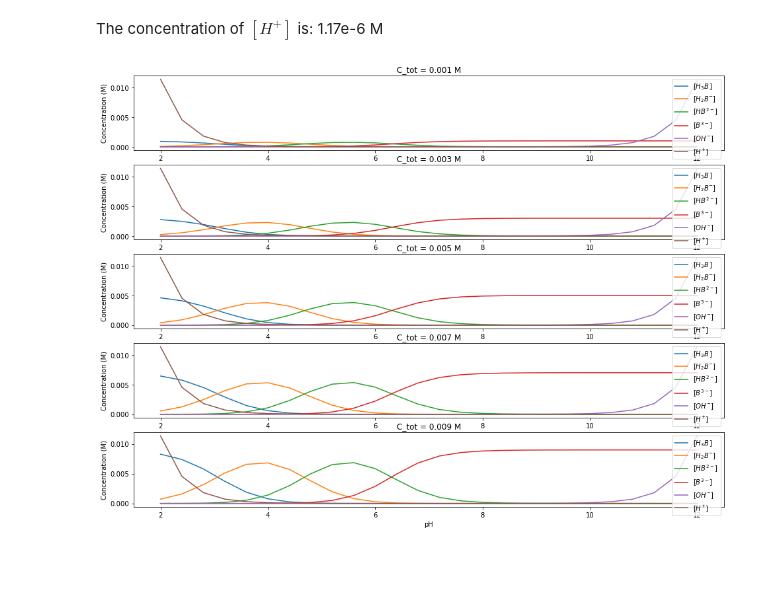
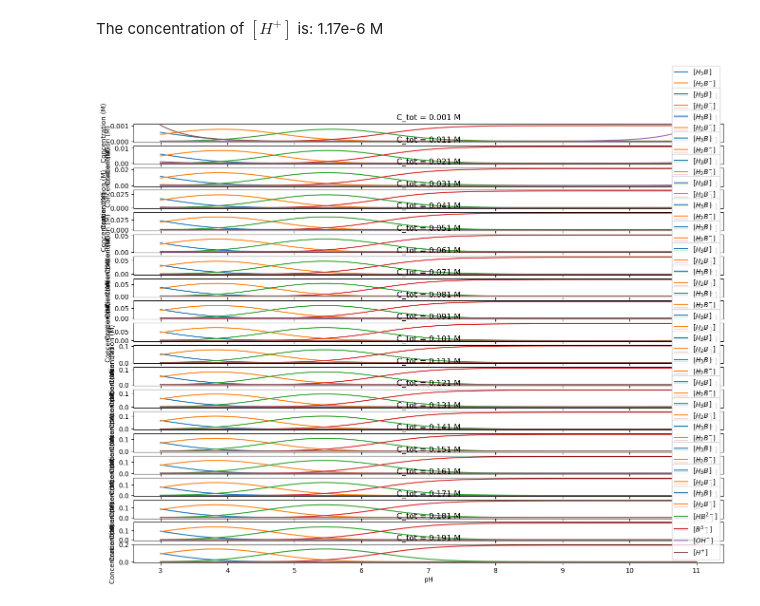
Before and after one commit to EugeneMaz/acid-base, a Jupyter notebook: buffer-equilibrium.ipynb, the cells around one changed output. Saved outputs shown, nothing was run; the diff lists cells and outputs as text; code cells hidden in the pictures; blank space fills up the shorter version.

Commit message:
Added save function

```diff
--- a/buffer-equilibrium.ipynb
+++ b/buffer-equilibrium.ipynb
@@ -109,18 +109,18 @@ class AcidBaseEquilibrium:
             return solution
 
     def solve_range(self, C_tot = [0.01, 0.02, 0.01], pH0 = [3, 9, 0.1], verbose=False):
-        C_range = np.arange(*C_tot)
-        pH_range = np.arange(*pH0)
+        self.C_range = np.arange(*C_tot)
+        self.pH_range = np.arange(*pH0)
         result = Parallel(n_jobs=-1)(
             delayed(self.solve_wrapper)(c, pH)
-            for c in C_range
-            for pH in pH_range
+            for c in self.C_range
+            for pH in self.pH_range
         )
         result = np.asarray(result)
         if verbose:
-            solution_keys = self.solve_single(C_range[0], pH_range[0], verbose=False).keys()
-            fig, axes = plt.subplots(nrows=C_range.size, ncols=1, figsize=(16, 12))
-            for i, cc in enumerate(C_range):
+            solution_keys = self.solve_single(self.C_range[0], self.pH_range[0], verbose=False).keys()
+            fig, axes = plt.subplots(nrows=self.C_range.size, ncols=1, figsize=(16, 12))
+            for i, cc in enumerate(self.C_range):
                 for sp in range(result.shape[1]-2):
                     axes[i].plot(result[result[:,0] == cc, 1], result[result[:,0] == cc, sp+2])
                     # 3 significant digits
@@ -133,16 +133,21 @@ class AcidBaseEquilibrium:
                     axes[i].set_ylabel("Concentration (M)")
                     axes[i].legend([fr"${latex(k)}$" for k in solution_keys])
             plt.show()
-        return np.asarray(result)
+        self.result_range = result
+        return self.result_range
 
     def solve_wrapper(self, c, pH):
         solution = self.solve_single(c, pH, verbose=False)
         solution_list = [solution[k] for k in solution]
         return [c, pH, *solution_list]
+
+    def save_range(self, filename, header=""):
+        header += "pKa: " + ", ". join([str(pKa) for pKa in self.pK_values]) + "\n" + f"C_tot (M); pH; " + "; ".join([latex(k) for k in self.solve_single(self.C_range[0], self.pH_range[0], verbose=False).keys()])
+        np.savetxt(filename, self.result_range, delimiter=';', header=header, comments="% ")
 # %%
 # defining the buffer system
 buffer = AcidBaseEquilibrium(pK_values = [3.128, 4.76, 6.4],      # List of 1-3 pKa in the increasing order
-                             I_add = "Max(0, 0.025 - self.C_t/2)",
+                             I_add = 0, #"Max(0, 0.025 - self.C_t/2)",
                              include_water=True)                  # Additional ionic strength from supporting electrolyte, if present
 # %% [output]
 Expression for the ionic force according to $I=\frac{1}{2} \sum_{i}{c_i z_i^2}$ is:
@@ -171,6 +176,6 @@ The concentration of $[B^{3-}]$ is: 3.44e-2 M
 The concentration of $[OH^{-}]$ is: 1.04e-8 M
 The concentration of $[H^{+}]$ is: 1.17e-6 M
 # %%
-res = buffer.solve_range(C_tot=[0.001, 0.01, 0.002], pH0 = [2, 12.2, 0.4], verbose=True)
+res = buffer.solve_range(C_tot=[0.001, 0.201, 0.01], pH0 = [3, 11.1, 0.1], verbose=True)
 # %% [output]
-[figure, old version]
+[figure, new version]
```
Also changed, not shown: parts of 2 cells of this notebook.
